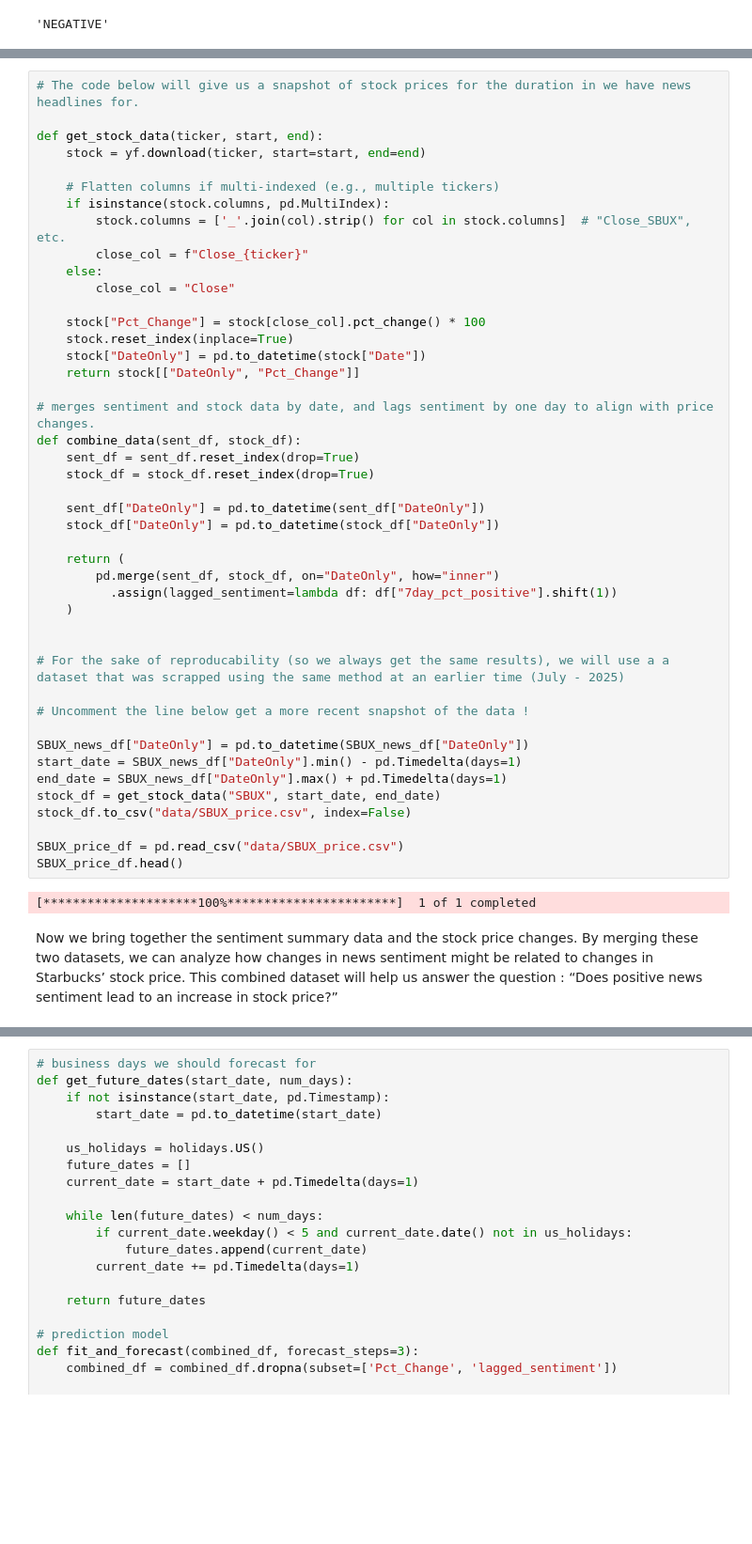
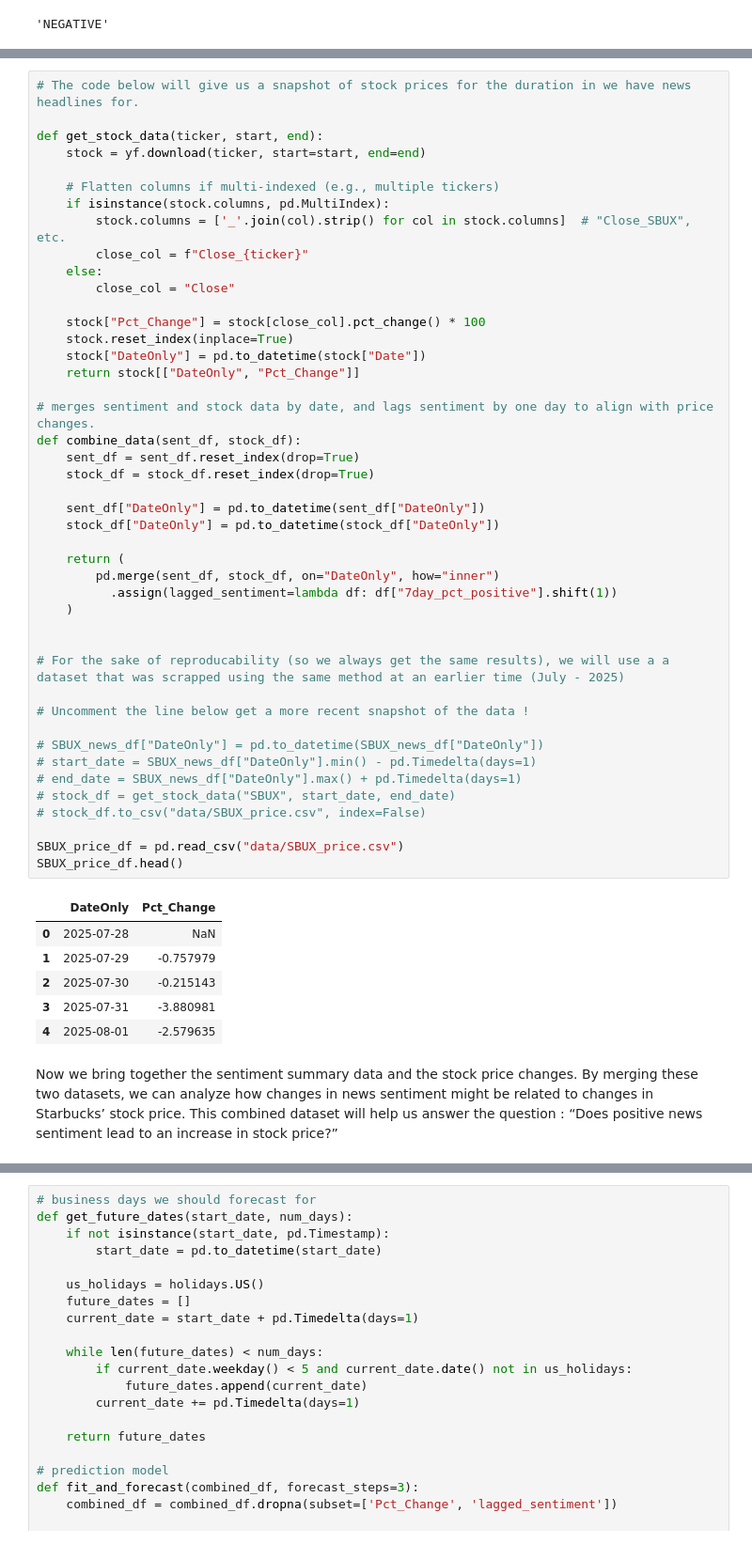
Before and after one commit to ubcecon/praxis-ubc, a Jupyter notebook: econ227_notebooks/llm_distributions.ipynb, the cells around one changed output, grey strips where cells are left out. Shown at 94% size. Drawn from its saved outputs; the diff is of its cells as text; blank space fills up the shorter version.

```diff
--- a/econ227_notebooks/llm_distributions.ipynb
+++ b/econ227_notebooks/llm_distributions.ipynb
@@ -425,45 +384,46 @@ def get_stock_data(ticker, start, end):
     else:
         close_col = "Close"
 
     stock["Pct_Change"] = stock[close_col].pct_change() * 100
     stock.reset_index(inplace=True)
     stock["DateOnly"] = pd.to_datetime(stock["Date"])
     return stock[["DateOnly", "Pct_Change"]]
 
 # merges sentiment and stock data by date, and lags sentiment by one day to align with price changes.
 def combine_data(sent_df, stock_df):
     sent_df = sent_df.reset_index(drop=True)
     stock_df = stock_df.reset_index(drop=True)
 
     sent_df["DateOnly"] = pd.to_datetime(sent_df["DateOnly"])
     stock_df["DateOnly"] = pd.to_datetime(stock_df["DateOnly"])
 
     return (
         pd.merge(sent_df, stock_df, on="DateOnly", how="inner")
           .assign(lagged_sentiment=lambda df: df["7day_pct_positive"].shift(1))
     )
 
 
 # For the sake of reproducability (so we always get the same results), we will use a a dataset that was scrapped using the same method at an earlier time (July - 2025)
 
 # Uncomment the line below get a more recent snapshot of the data !
 
-SBUX_news_df["DateOnly"] = pd.to_datetime(SBUX_news_df["DateOnly"])
-start_date = SBUX_news_df["DateOnly"].min() - pd.Timedelta(days=1)
-end_date = SBUX_news_df["DateOnly"].max() + pd.Timedelta(days=1)
-stock_df = get_stock_data("SBUX", start_date, end_date)
-stock_df.to_csv("data/SBUX_price.csv", index=False)
+# SBUX_news_df["DateOnly"] = pd.to_datetime(SBUX_news_df["DateOnly"])
+# start_date = SBUX_news_df["DateOnly"].min() - pd.Timedelta(days=1)
+# end_date = SBUX_news_df["DateOnly"].max() + pd.Timedelta(days=1)
+# stock_df = get_stock_data("SBUX", start_date, end_date)
+# stock_df.to_csv("data/SBUX_price.csv", index=False)
 
 SBUX_price_df = pd.read_csv("data/SBUX_price.csv")
 SBUX_price_df.head()
 # %% [output]
-[*********************100%***********************]  1 of 1 completed
+|  | DateOnly | Pct_Change |
+| 0 | 2025-07-28 | NaN |
+| 1 | 2025-07-29 | -0.757979 |
+| 2 | 2025-07-30 | -0.215143 |
+| 3 | 2025-07-31 | -3.880981 |
+| 4 | 2025-08-01 | -2.579635 |
 # %% [markdown]
-Now we bring together the sentiment summary data and the stock price
-changes. By merging these two datasets, we can analyze how changes in
-news sentiment might be related to changes in Starbucks’ stock price.
-This combined dataset will help us answer the question : “Does positive
-news sentiment lead to an increase in stock price?”
+Now we bring together the sentiment summary data and the stock price changes. By merging these two datasets, we can analyze how changes in news sentiment might be related to changes in Starbucks’ stock price. This combined dataset will help us answer the question : “Does positive news sentiment lead to an increase in stock price?”
 # %%
 combined_df = combine_data(sentiment_df, stock_df)
 combined_df
```
Also changed, not shown: parts of 37 cells of this notebook.
